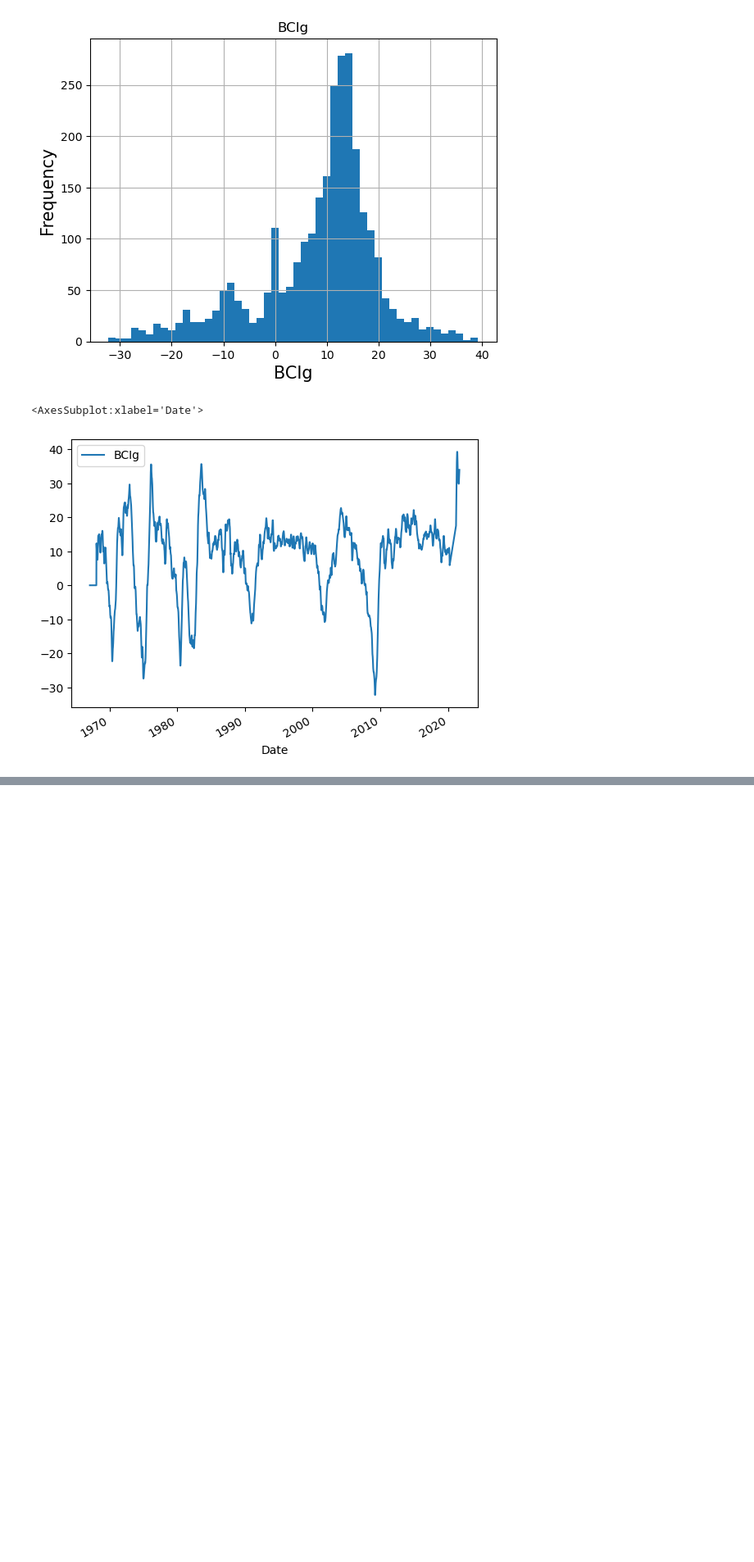
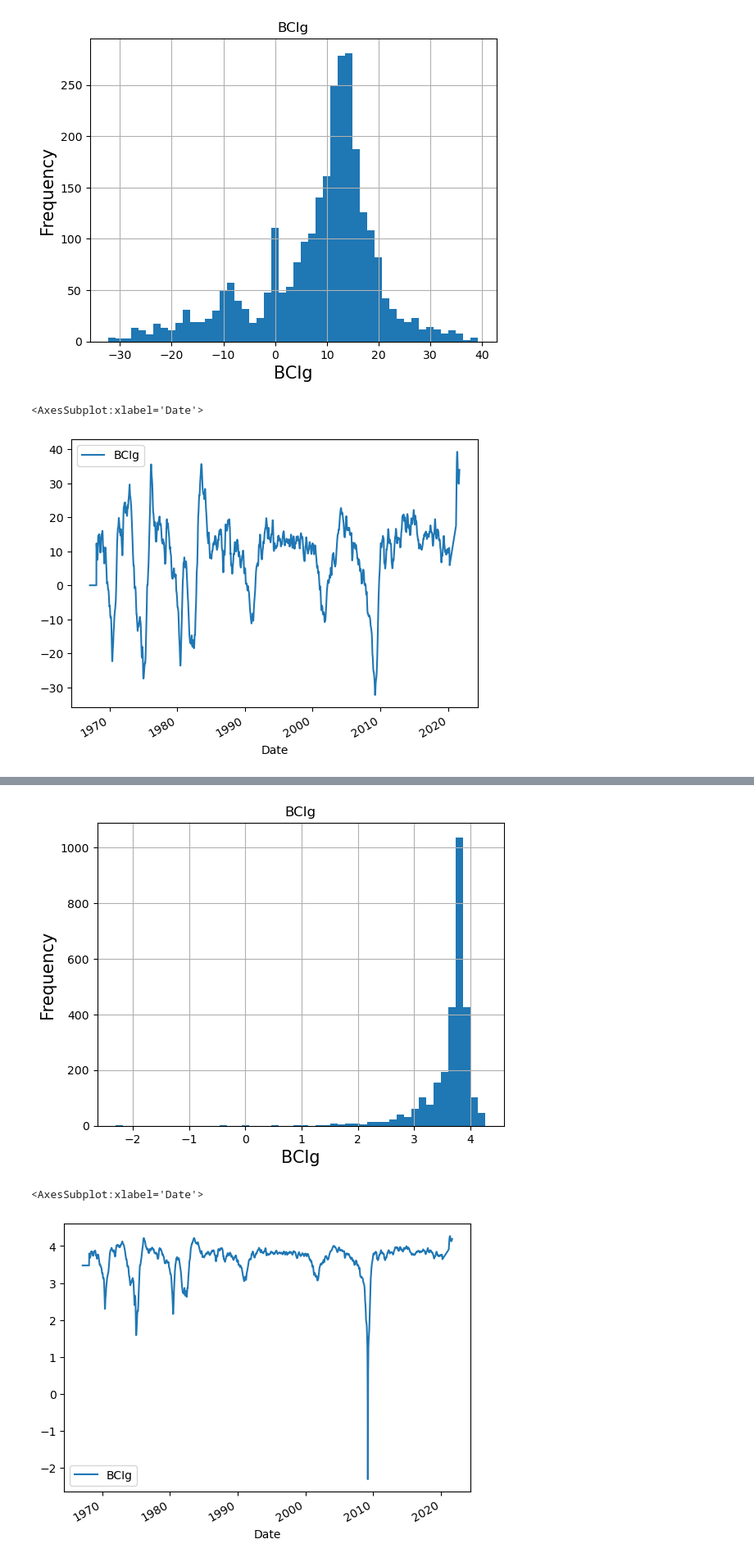
Before and after one commit to Jakoviz/Forward-looking-model-of-the-US-economy, a Jupyter notebook: notebooks/BCI_USRECD_pre_processing.ipynb, the cells around one changed output, grey strips where cells are left out. Shown at 82% size. Saved outputs shown, nothing was run; the diff lists cells and outputs as text; code cells hidden in the pictures; blank space fills up the shorter version.

```diff
--- a/notebooks/BCI_USRECD_pre_processing.ipynb
+++ b/notebooks/BCI_USRECD_pre_processing.ipynb
@@ -73,8 +81,12 @@ df.plot(y="BCIg")
 # %%
-# df.hist(column = "BCIg", bins = 50)
-# plt.xlabel("BCIg",fontsize=15)
-# plt.ylabel("Frequency",fontsize=15)
-# plt.show()
-# df.plot(y="BCIg")
+df.hist(column = "BCIg", bins = 50)
+plt.xlabel("BCIg",fontsize=15)
+plt.ylabel("Frequency",fontsize=15)
+plt.show()
+df.plot(y="BCIg")
+# %% [output]
+[figure, added]
+<AxesSubplot:xlabel='Date'>
+[figure, added]
 # %%
 df.to_csv("../merged_data/BCI_USRECD.csv")
```
Also changed, not shown: parts of 3 cells of this notebook, 2 other files.
